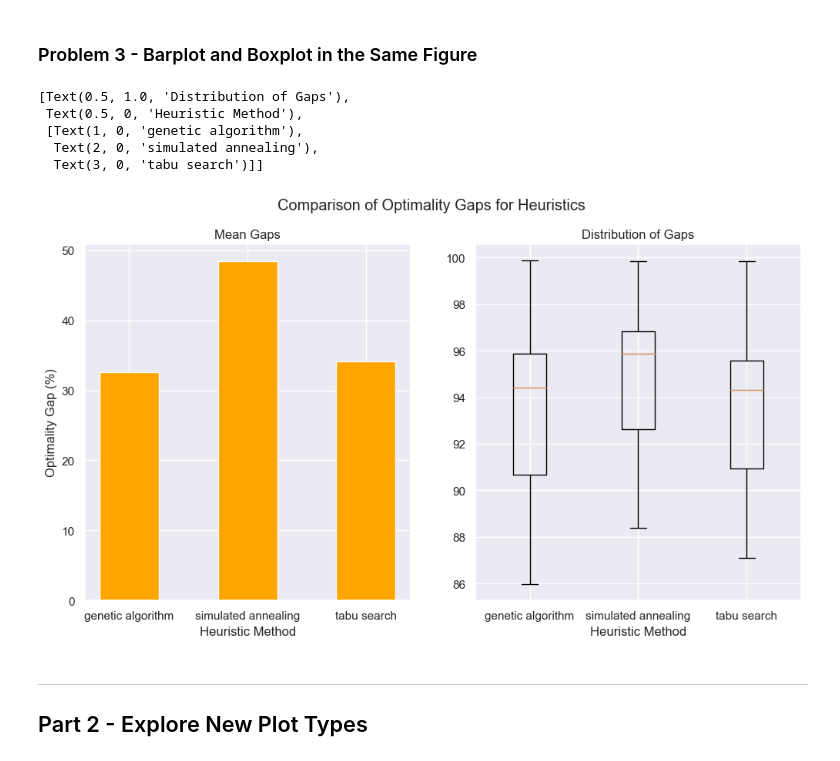
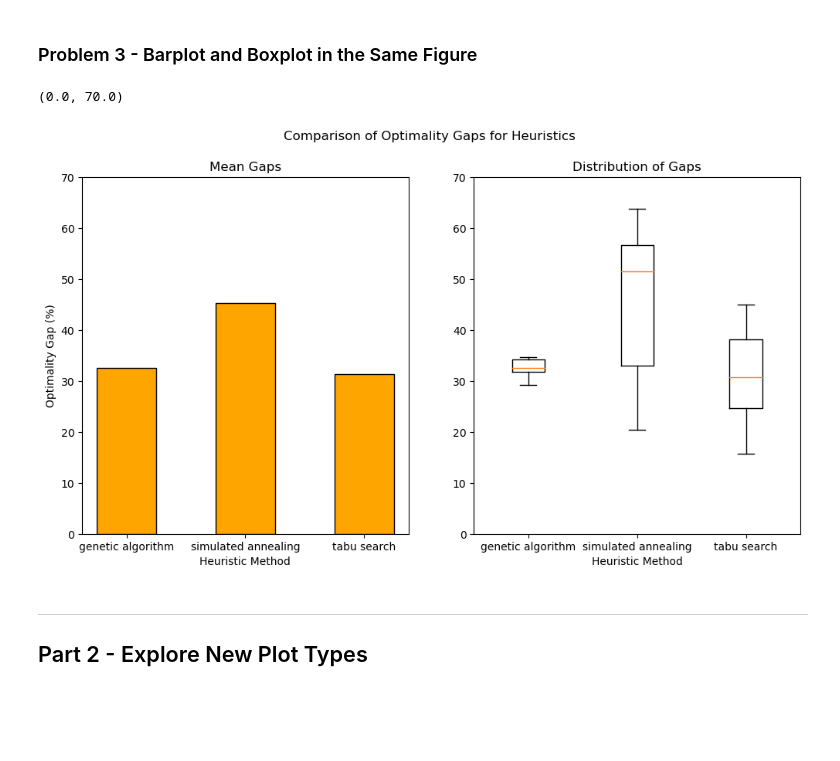
Before and after one commit to IE-555/homework4-brimw36, a Jupyter notebook: bmw36_hw4.ipynb, the cells around one changed output. Drawn from its saved outputs; the diff is of its cells as text; code cells hidden in the pictures; blank space fills up the shorter version.

```diff
--- a/bmw36_hw4.ipynb
+++ b/bmw36_hw4.ipynb
@@ -82,40 +82,29 @@ sol= pd.read_csv('solution_data.csv')
 #sol
 # %%
 #Data
-geneValue= sol['Value'][sol['SolnMethod'] == 'genetic algorithm'].sum()
-simValue= sol['Value'][sol['SolnMethod'] == 'simulated annealing'].sum()
-tabuValue= sol['Value'][sol['SolnMethod'] == 'tabu search'].sum()
-optValue= sol['Value'][sol['SolnMethod'] == 'optimal'].sum()
-geneAvg= ((optValue - geneValue)/optValue)*100
-simAvg= ((optValue - simValue)/optValue)*100
-tabuAvg= ((optValue - tabuValue)/optValue)*100
-geneSpread= sol['Value'][sol['SolnMethod'] == 'genetic algorithm']
-simSpread= sol['Value'][sol['SolnMethod'] == 'simulated annealing']
-tabuSpread= sol['Value'][sol['SolnMethod'] == 'tabu search']
-geneOFV= ((optValue-geneSpread)/ optValue) *100
-simOFV= ((optValue-simSpread)/ optValue) *100
-tabuOFV= ((optValue-tabuSpread)/ optValue) *100
+optOFV= sol.loc[sol['SolnMethod'] == 'optimal', ['% Problem', 'Value']].set_index('% Problem')['Value']
+sol['Opt Gap']= sol.apply(lambda row: ((optOFV[row['% Problem']] - row['Value']) / optOFV[row['% Problem']]) * 100, axis =1 )
+optgapAvg= sol[sol['SolnMethod'] != 'optimal'].groupby('SolnMethod')['Opt Gap'].mean()
+optGaps= [sol[sol['SolnMethod'] == method]['Opt Gap'].values for method in optgapAvg.index]
 
-x= list(range(1,4))
-y1= [geneAvg, simAvg, tabuAvg]
-y2= [geneOFV, simOFV, tabuOFV]
+x= optgapAvg.index
+y1= optgapAvg.values
+y2= optGaps
 method= ['genetic algorithm','simulated annealing','tabu search']
 #Create Subplots
 fig, (ax1, ax2)= plt.subplots(1, 2, figsize=(12,6))
 fig.suptitle('Comparison of Optimality Gaps for Heuristics')
 # Barplot
-ax1.bar(x, y1, tick_label= method, width= 0.5, color= 'orange')
+ax1.bar(x, y1, width= 0.5, color= 'orange', edgecolor= 'black')
 ax1.set(title='Mean Gaps', xlabel= 'Heuristic Method', ylabel= 'Optimality Gap (%)')
+ax1.set_ylim(0,70)
 # Boxplot
 ax2.boxplot(y2)
 ax2.set(title= 'Distribution of Gaps', xlabel= 'Heuristic Method', xticklabels= method)
+ax2.set_ylim(0,70)
 # %% [output]
-[Text(0.5, 1.0, 'Distribution of Gaps'),
- Text(0.5, 0, 'Heuristic Method'),
- [Text(1, 0, 'genetic algorithm'),
-  Text(2, 0, 'simulated annealing'),
-  Text(3, 0, 'tabu search')]]
+(0.0, 70.0)
-[figure, old version]
+[figure, new version]
 # %% [markdown]
 ---
 ## Part 2 - Explore New Plot Types
```
Also changed, not shown: parts of 2 cells of this notebook.
